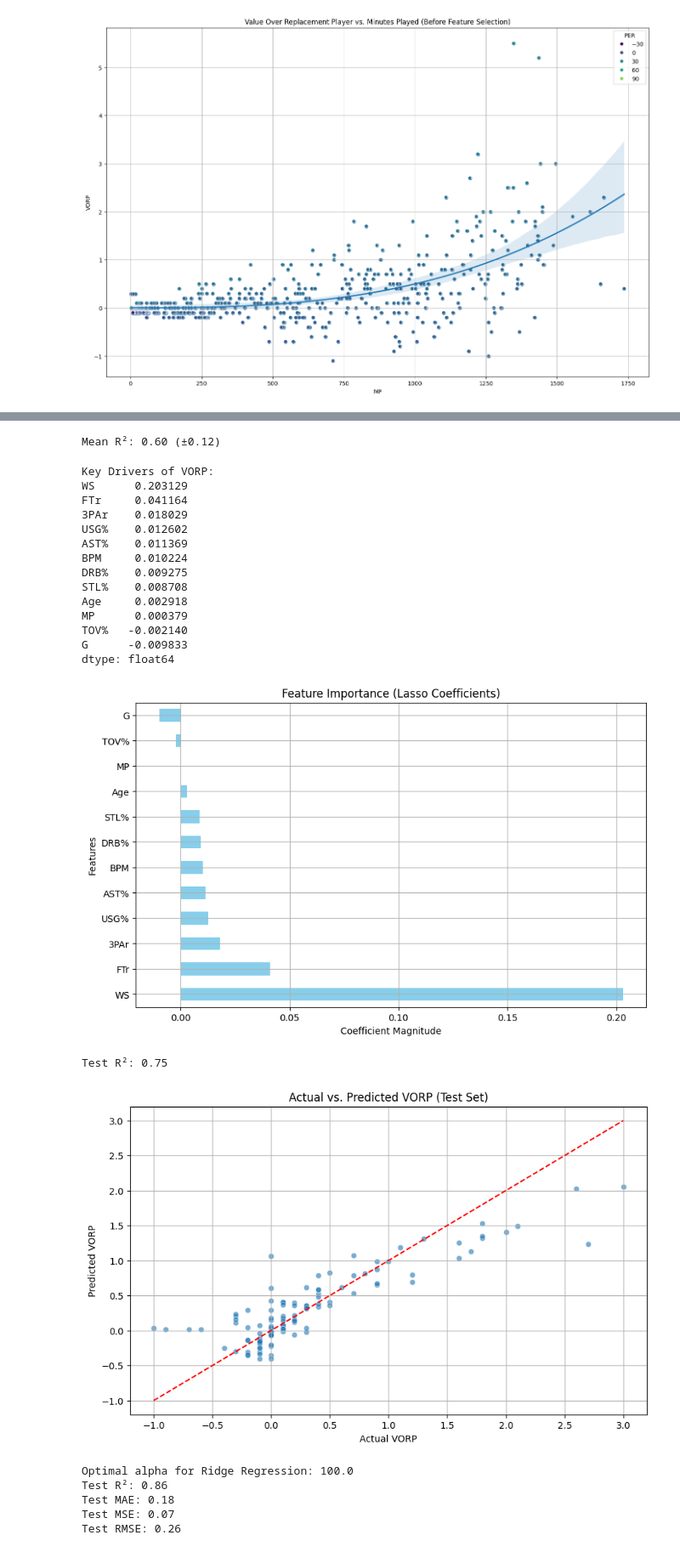
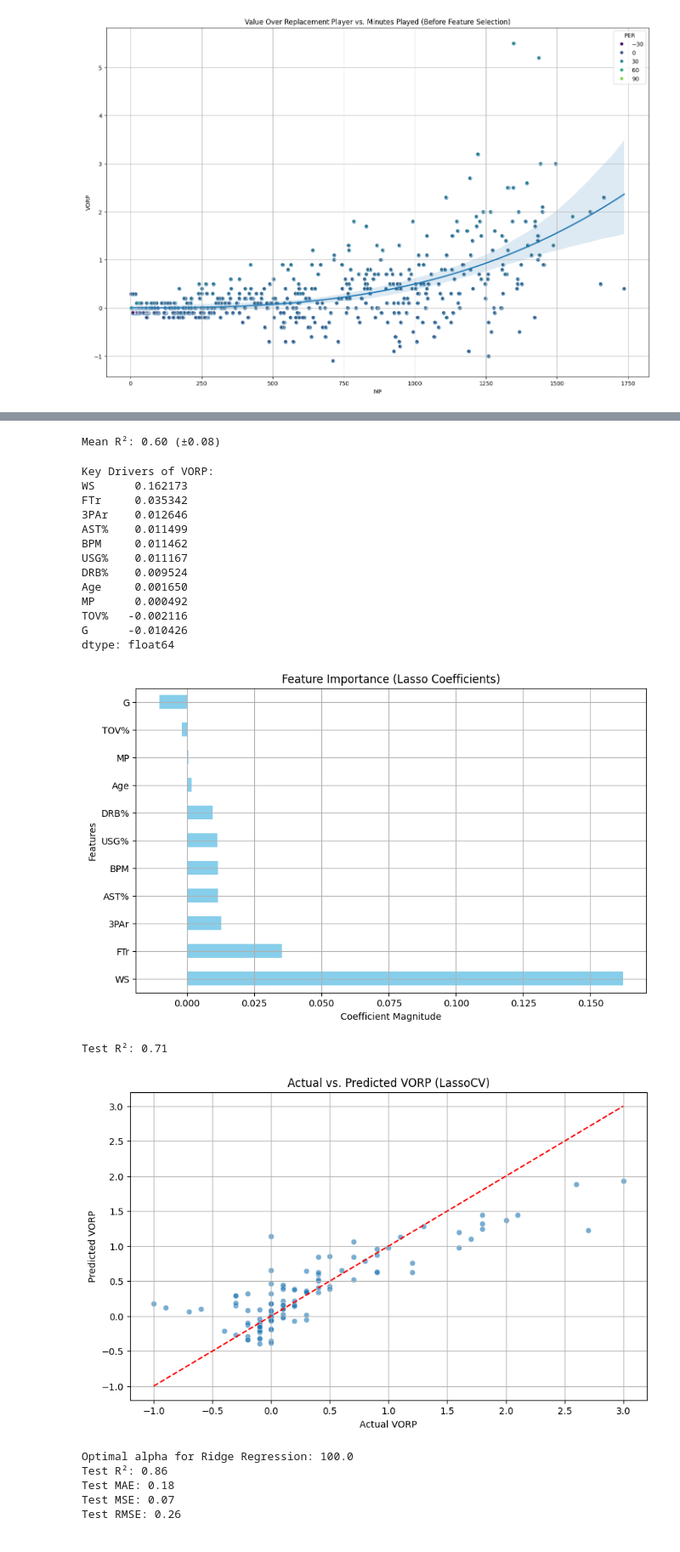
Before and after one commit to mikeyautorino2/KnicksLinReg, a Jupyter notebook: analysis/playeranalylsis.ipynb, the cells around one changed output, grey strips where cells are left out. Shown at 85% size. Saved outputs shown, nothing was run; the diff lists cells and outputs as text; code cells hidden in the pictures.

Commit message:
added some new graphs

```diff
--- a/analysis/playeranalylsis.ipynb
+++ b/analysis/playeranalylsis.ipynb
@@ -259,8 +237,7 @@ X_test_scaled = scaler.transform(X_test)
 from sklearn.linear_model import Lasso
 from sklearn.linear_model import LassoCV
 # %%
-alphas = np.logspace(-4, 0, 50)
-model = LassoCV(alphas=alphas, cv=5, random_state=42)
+model = LassoCV(n_alphas=100, cv=5, random_state=42,max_iter=50000)
 model.fit(X_train, y_train)
 
 print(f"Best alpha: {model.alpha_:.4f}")
@@ -271,12 +248,12 @@ Best CV R²: 0.72
 # %%
-model = Lasso(alpha=0.1265)
+model = Lasso(alpha=0.1625)
 kfold = KFold(n_splits=5, shuffle=True, random_state=42)
 scores = cross_val_score(model, X_train, y_train, cv=kfold, scoring='r2')
 model.fit(X_train, y_train)
 
 print(f"Mean R²: {scores.mean():.2f} (±{scores.std():.2f})")
 # %% [output]
-Mean R²: 0.60 (±0.12)
+Mean R²: 0.60 (±0.08)
 # %%
 coefficients = pd.Series(model.coef_, index=X_train.columns)
 significant_features = coefficients[coefficients != 0].sort_values(ascending=False)
@@ -292,20 +269,19 @@ plt.ylabel("Features")
 plt.grid(True)
 # %% [output]
 Key Drivers of VORP:
-WS      0.203129
-FTr     0.041164
-3PAr    0.018029
-USG%    0.012602
-AST%    0.011369
-BPM     0.010224
-DRB%    0.009275
-STL%    0.008708
-Age     0.002918
-MP      0.000379
-TOV%   -0.002140
-G      -0.009833
+WS      0.162173
+FTr     0.035342
+3PAr    0.012646
+AST%    0.011499
+BPM     0.011462
+USG%    0.011167
+DRB%    0.009524
+Age     0.001650
+MP      0.000492
+TOV%   -0.002116
+G      -0.010426
 dtype: float64
-[figure, old version]
+[figure, new version]
 # %%
 from sklearn.metrics import r2_score
 # %%
@@ -320,15 +296,15 @@ y_pred = model_final.predict(X_test)
 test_r2 = r2_score(y_test, y_pred)
 print(f"Test R²: {test_r2:.2f}")
 # %% [output]
-Test R²: 0.75
+Test R²: 0.71
 # %%
 plt.figure(figsize=(10, 6))
 sns.scatterplot(x=y_test, y=y_pred, alpha=0.6)
 plt.plot([y_test.min(), y_test.max()], [y_test.min(), y_test.max()], 'r--')  # Perfect prediction line
 plt.xlabel("Actual VORP")
 plt.ylabel("Predicted VORP")
-plt.title("Actual vs. Predicted VORP (Test Set)")
+plt.title("Actual vs. Predicted VORP (LassoCV)")
 plt.grid(True)
 # %% [output]
-[figure, old version]
+[figure, new version]
 # %%
```
Also changed, not shown: parts of 6 cells of this notebook, 1 other file.
